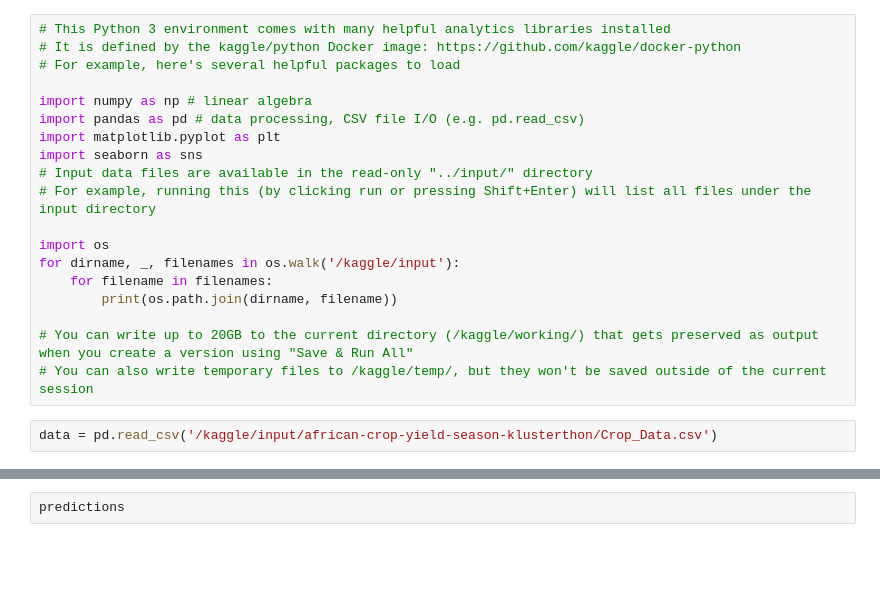
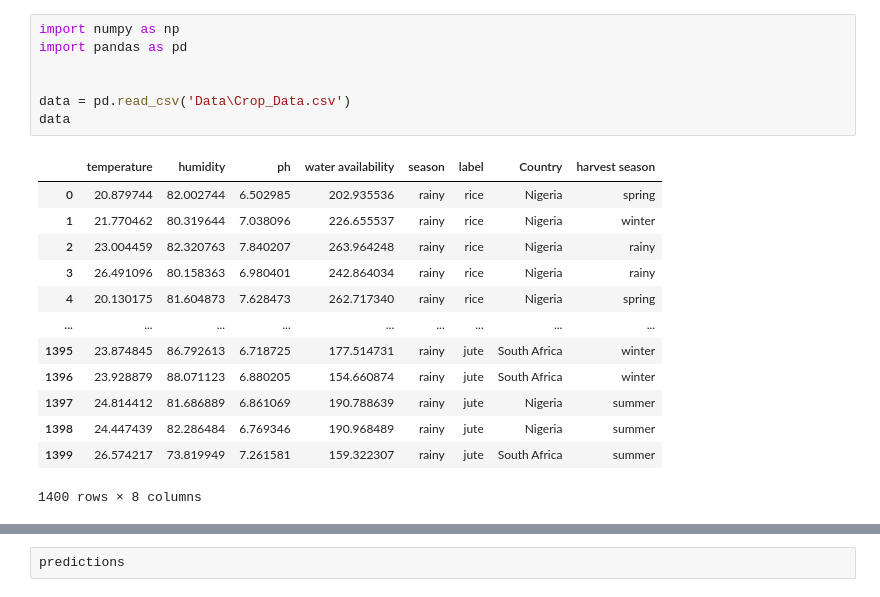
Before and after one commit to FelixFrankFelix/MavunoX_DS, a Jupyter notebook: mavanux-model-building.ipynb, the cells around one changed output, grey strips where cells are left out. Cells and saved outputs as stored; diff of their text form; blank space fills up the shorter version.

```diff
--- a/mavanux-model-building.ipynb
+++ b/mavanux-model-building.ipynb
@@ -1,24 +1,24 @@
-# %%
-# This Python 3 environment comes with many helpful analytics libraries installed
-# It is defined by the kaggle/python Docker image: https://github.com/kaggle/docker-python
-# For example, here's several helpful packages to load
-
-import numpy as np # linear algebra
-import pandas as pd # data processing, CSV file I/O (e.g. pd.read_csv)
-import matplotlib.pyplot as plt
-import seaborn as sns
-# Input data files are available in the read-only "../input/" directory
-# For example, running this (by clicking run or pressing Shift+Enter) will list all files under the input directory
-
-import os
-for dirname, _, filenames in os.walk('/kaggle/input'):
-    for filename in filenames:
-        print(os.path.join(dirname, filename))
-
-# You can write up to 20GB to the current directory (/kaggle/working/) that gets preserved as output when you create a version using "Save & Run All"
-# You can also write temporary files to /kaggle/temp/, but they won't be saved outside of the current session
-# %%
-data = pd.read_csv('/kaggle/input/african-crop-yield-season-klusterthon/Crop_Data.csv')
+# %%
+import numpy as np
+import pandas as pd
+
+
+data = pd.read_csv('Data\Crop_Data.csv')
+data
+# %% [output]
+|  | temperature | humidity | ph | water availability | season | label | Country | harvest season |
+| 0 | 20.879744 | 82.002744 | 6.502985 | 202.935536 | rainy | rice | Nigeria | spring |
+| 1 | 21.770462 | 80.319644 | 7.038096 | 226.655537 | rainy | rice | Nigeria | winter |
+| 2 | 23.004459 | 82.320763 | 7.840207 | 263.964248 | rainy | rice | Nigeria | rainy |
+| 3 | 26.491096 | 80.158363 | 6.980401 | 242.864034 | rainy | rice | Nigeria | rainy |
+| 4 | 20.130175 | 81.604873 | 7.628473 | 262.717340 | rainy | rice | Nigeria | spring |
+| ... | ... | ... | ... | ... | ... | ... | ... | ... |
+| 1395 | 23.874845 | 86.792613 | 6.718725 | 177.514731 | rainy | jute | South Africa | winter |
+| 1396 | 23.928879 | 88.071123 | 6.880205 | 154.660874 | rainy | jute | South Africa | winter |
+| 1397 | 24.814412 | 81.686889 | 6.861069 | 190.788639 | rainy | jute | Nigeria | summer |
+| 1398 | 24.447439 | 82.286484 | 6.769346 | 190.968489 | rainy | jute | Nigeria | summer |
+| 1399 | 26.574217 | 73.819949 | 7.261581 | 159.322307 | rainy | jute | South Africa | summer |
+1400 rows × 8 columns
 # %%
 import pandas as pd
 
```
Also changed, not shown: parts of 36 cells of this notebook.
